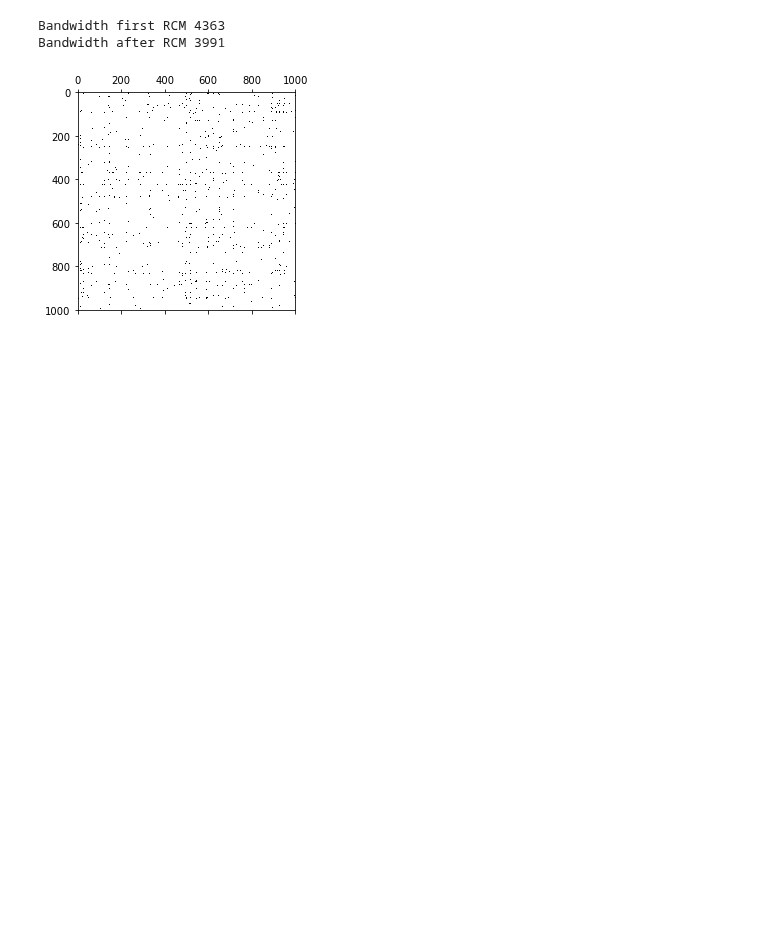
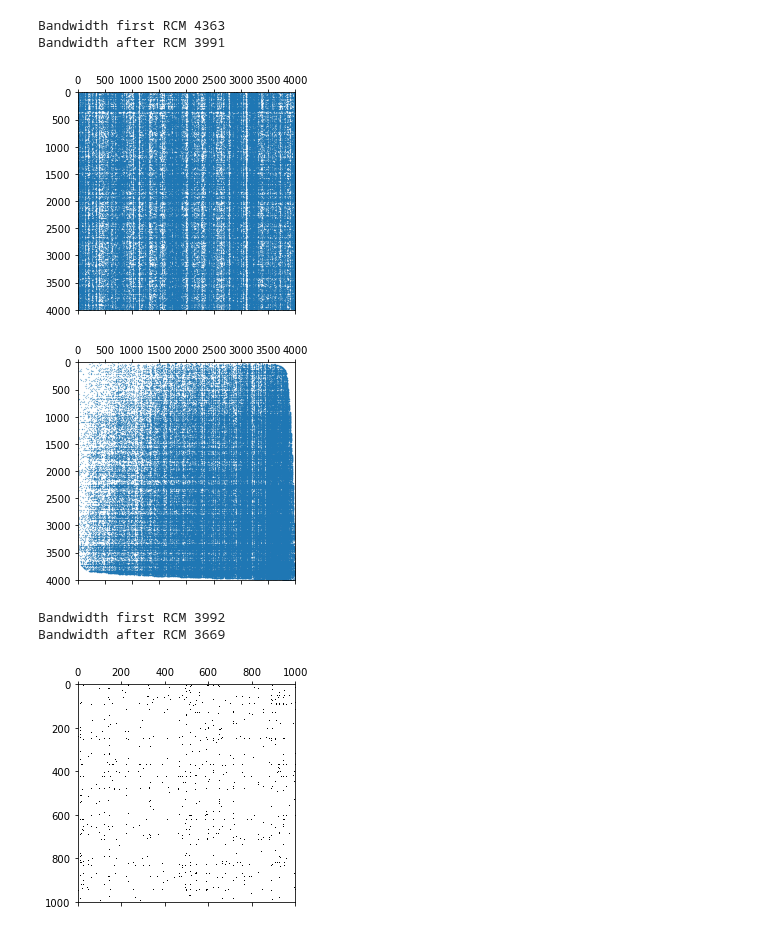
Before and after one commit to Dado1513/transactionalDataCAHD, a Jupyter notebook: test_rcm_with_online_retail_trans.ipynb, the cells around one changed output. Drawn from its saved outputs; the diff is of its cells as text; code cells hidden in the pictures; blank space fills up the shorter version.

```diff
--- a/test_rcm_with_online_retail_trans.ipynb
+++ b/test_rcm_with_online_retail_trans.ipynb
@@ -43,6 +43,33 @@ print("Bandwidth after RCM",bw)
 [figure]
 Bandwidth first RCM 4363
 Bandwidth after RCM 3991
+# %%
+# same but use only first 1000 sample
+df_new_complete = df.iloc[:4000,:4000]
+df_new_complete
+# first
+plt.spy(df_new_complete,marker='.',markersize='0.3')
+plt.show()
+
+# after RCM
+sparse = csr_matrix(df_new_complete)
+order = reverse_cuthill_mckee(sparse)
+plt.spy(df_new_complete.loc[order][order],marker='.',markersize='0.3')
+plt.show()
+# dataframe inizale
+[i,j]=np.where(df_new_complete == 1)
+bw = max(i-j) +1
+print("Bandwidth first RCM",bw)
+
+# dataframe dopo RCM
+[i,j]=np.where(df_new_complete.loc[order][order] == 1)
+bw = max(i-j) +1
+print("Bandwidth after RCM",bw)
+# %% [output]
+[figure, added]
+[figure, added]
+Bandwidth first RCM 3992
+Bandwidth after RCM 3669
 # %%
 file = open("lista_items.txt", "r")
 items = file.read().splitlines()
```
Also changed, not shown: 1 other file.
